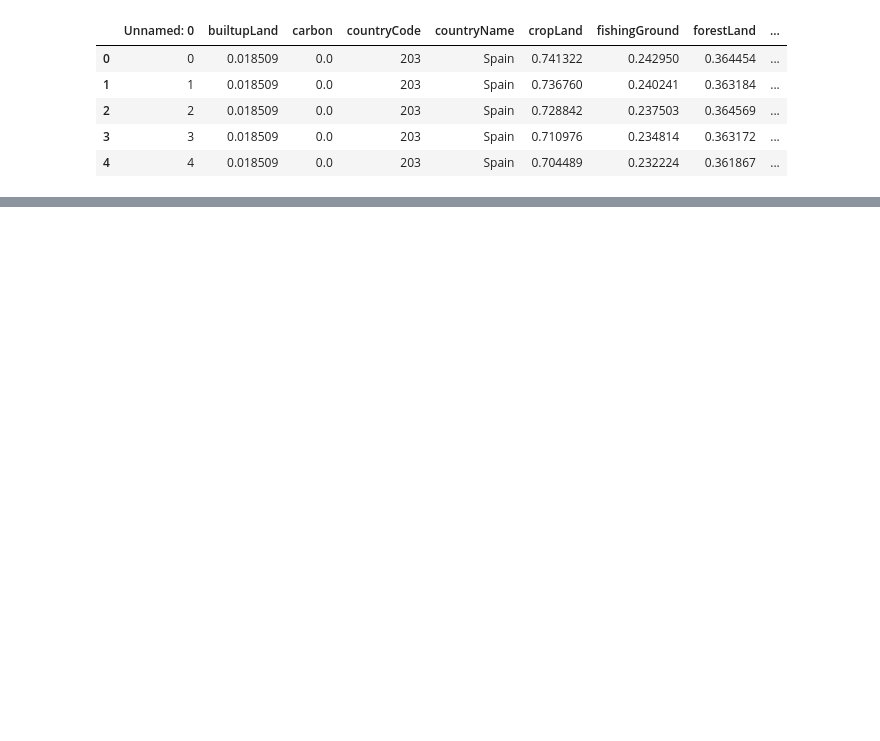
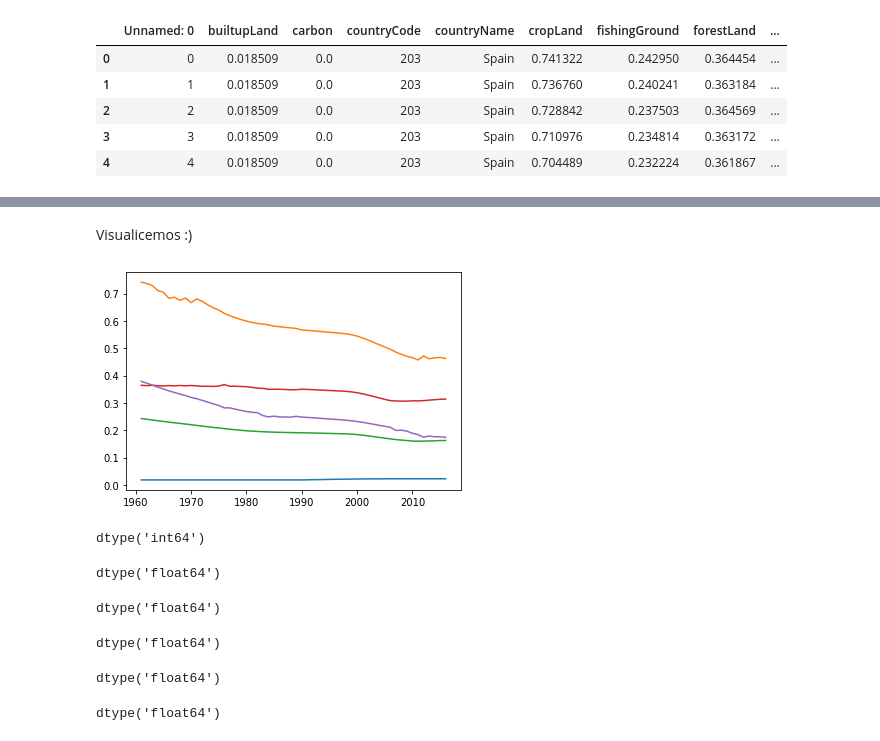
Before and after one commit to JavierLuna/data-labs, a Jupyter notebook: module-1/web-project/your-code/ecological_footprint.ipynb, the cells around one changed output, grey strips where cells are left out. Saved outputs shown, nothing was run; the diff lists cells and outputs as text; code cells hidden in the pictures; blank space fills up the shorter version.

```diff
--- a/module-1/web-project/your-code/ecological_footprint.ipynb
+++ b/module-1/web-project/your-code/ecological_footprint.ipynb
@@ -106,0 +117,71 @@ spain2.head()
+# %% [markdown]
+Visualicemos :)
+# %%
+#fig = plt.figure(figsize=(20, 10))
+#for type_land in ['builtupLand', 'cropLand', 'fishingGround', 'forestLand', 'grazingLand']:
+    #plot(spain2['year'], spain2[type_land])
+
+#plt.legend(('builtupLand', 'cropLand', 'fishingGround', 'forestLand', 'grazingLand'))
+#plt.show()
+
+#plot(spain2['year'], spain2['fishingGround'])
+
+#p1, p2, p3, p4, p5 = plot(spain2['year'], spain2['builtupLand'],
+                  #spain2['year'], spain2['cropLand'],
+                  #spain2['year'], spain2['fishingGround'],
+                  #spain2['year'], spain2['forestLand'],
+                  #spain2['year'], spain2['grazingLand'])
+
+
+# Añado leyenda, tamaño de letra 10, en esquina superior derecha
+#legend(('builtupLand', 'cropLand', 'fishingGround', 'forestLand', 'grazingLand'),
+#prop = {'size':8}, loc = 'upper right')
+
+#xlabel('Años')
+#ylabel('HA')
+#title('Representacion de tipos de aprovechamiento de suelo')
+
+# Creo una figura (ventana), pero indico el tamaño (x,y) en pulgadas
+#figure(figsize=(560, 100))
+builtupLand = spain2['builtupLand'][:56]
+cropLand = spain2['cropLand'][:56]
+fishingGround = spain2['fishingGround'][:56]
+forestLand = spain2['forestLand'][:56]
+grazingLand = spain2['grazingLand'][:56]
+x = spain2['year'][:56]
+
+fig, ax = plt.subplots()
+ax.plot(x, builtupLand, label="builtupLand")
+ax.plot(x, cropLand, label="cropLand")
+ax.plot(x, fishingGround, label="fishingGround")
+ax.plot(x, forestLand, label="forestLand")
+ax.plot(x, grazingLand, label="grazingLand")
+ax.plot()
+
+plt.show()
+# %% [output]
+[figure, added]
+# %%
+spain2['year'].dtype
+# %% [output]
+dtype('int64')
+# %%
+spain2['builtupLand'].dtype
+# %% [output]
+dtype('float64')
+# %%
+spain2['cropLand'].dtype
+# %% [output]
+dtype('float64')
+# %%
+spain2['fishingGround'].dtype
+# %% [output]
+dtype('float64')
+# %%
+spain2['forestLand'].dtype
+# %% [output]
+dtype('float64')
+# %%
+spain2['grazingLand'].dtype
+# %% [output]
+dtype('float64')
```
Also changed, not shown: parts of 8 cells of this notebook.
